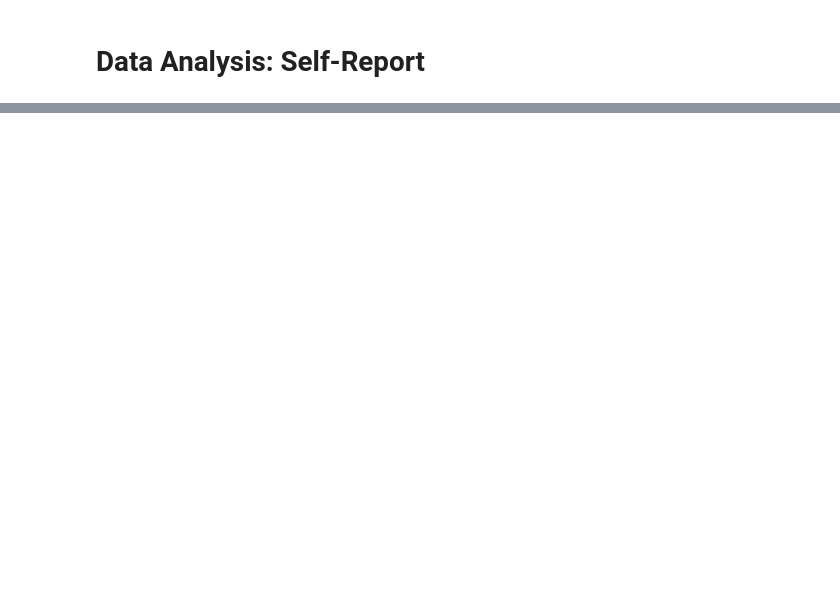
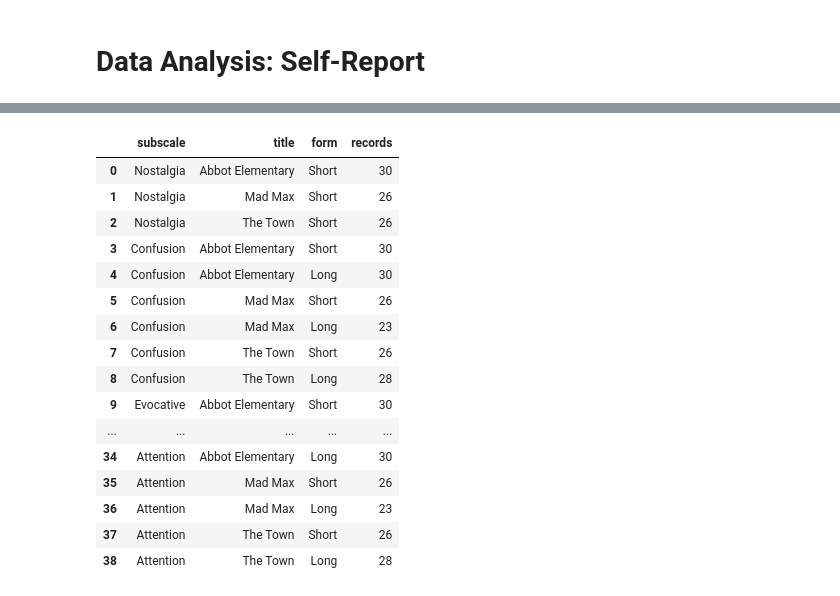
Before and after one commit to NeuralSenseCode/544_WBD_CXCU, a Jupyter notebook: analysis/analysis_self-report.ipynb, the cells around one changed output, grey strips where cells are left out. Saved outputs shown, nothing was run; the diff lists cells and outputs as text; code cells hidden in the pictures; blank space fills up the shorter version.

```diff
--- a/analysis/analysis_self-report.ipynb
+++ b/analysis/analysis_self-report.ipynb
@@ -18,0 +366,55 @@ Our design was a 2 x 2 between-subjects factorial:
+# %%
+ENJOYMENT_SUBSCALES = [
+    "Nostalgia",
+    "Confusion",
+    "Evocative",
+    "Entertainment",
+    "Interest",
+    "Connection",
+    "Attention",
+]
+subscale_frames = []
+for subscale in ENJOYMENT_SUBSCALES:
+    subscale_pattern = re.compile(rf"^(Long|Short)_(.+?)_Survey_{re.escape(subscale)}_Normalized$")
+    matched_columns = [col for col in uv.columns if subscale_pattern.match(col)]
+    if not matched_columns:
+        print(f"No normalized survey columns found for subscale {subscale}; skipping column build.")
+        continue
+    for column in matched_columns:
+        form, title_token = subscale_pattern.match(column).groups()
+        title_clean = title_token.replace("_", " ").strip()
+        frame = (
+            uv[[id_column, column]]
+            .rename(columns={column: "value"})
+            .assign(form=form, title=title_clean, subscale=subscale)
+        )
+        subscale_frames.append(frame)
+if not subscale_frames:
+    raise ValueError("No enjoyment subscale columns matching the expected pattern were found in uv_merged.csv")
+subscale_long = (
+    pd.concat(subscale_frames, ignore_index=True)
+    .dropna(subset=["value"])
+)
+subscale_long[id_column] = subscale_long[id_column].astype(str)
+subscale_long["form"] = pd.Categorical(subscale_long["form"], categories=["Short", "Long"], ordered=True)
+subscale_long["subscale"] = pd.Categorical(subscale_long["subscale"], categories=ENJOYMENT_SUBSCALES, ordered=True)
+subscale_title_overview = subscale_long.groupby(["subscale", "title", "form"], observed=True).size().rename("records").reset_index()
+subscale_title_overview
+# %% [output]
+|  | subscale | title | form | records |
+| 0 | Nostalgia | Abbot Elementary | Short | 30 |
+| 1 | Nostalgia | Mad Max | Short | 26 |
+| 2 | Nostalgia | The Town | Short | 26 |
+| 3 | Confusion | Abbot Elementary | Short | 30 |
+| 4 | Confusion | Abbot Elementary | Long | 30 |
+| 5 | Confusion | Mad Max | Short | 26 |
+| 6 | Confusion | Mad Max | Long | 23 |
+| 7 | Confusion | The Town | Short | 26 |
+| 8 | Confusion | The Town | Long | 28 |
+| 9 | Evocative | Abbot Elementary | Short | 30 |
+| ... | ... | ... | ... | ... |
+| 34 | Attention | Abbot Elementary | Long | 30 |
+| 35 | Attention | Mad Max | Short | 26 |
+| 36 | Attention | Mad Max | Long | 23 |
+| 37 | Attention | The Town | Short | 26 |
+| 38 | Attention | The Town | Long | 28 |
```
Also changed, not shown: parts of 18 cells of this notebook, 1 other file.
